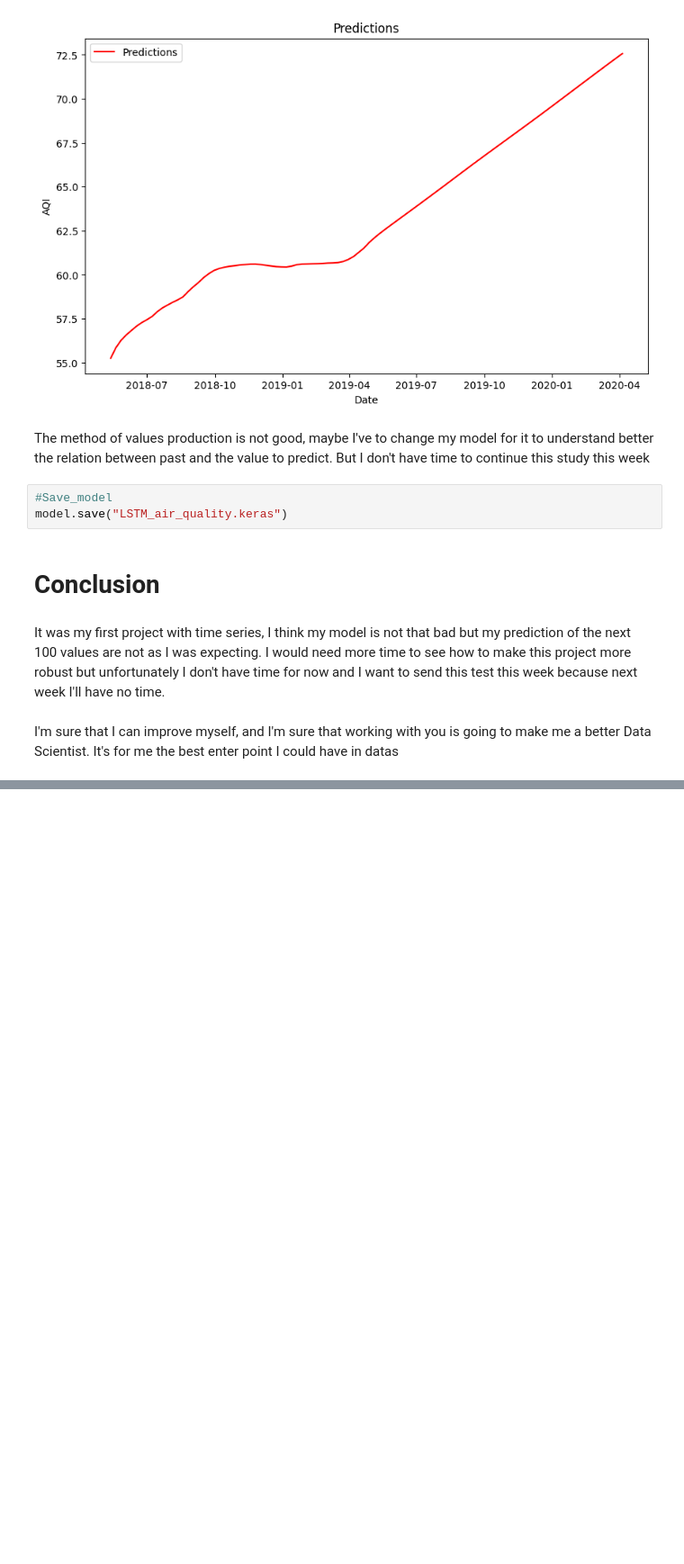
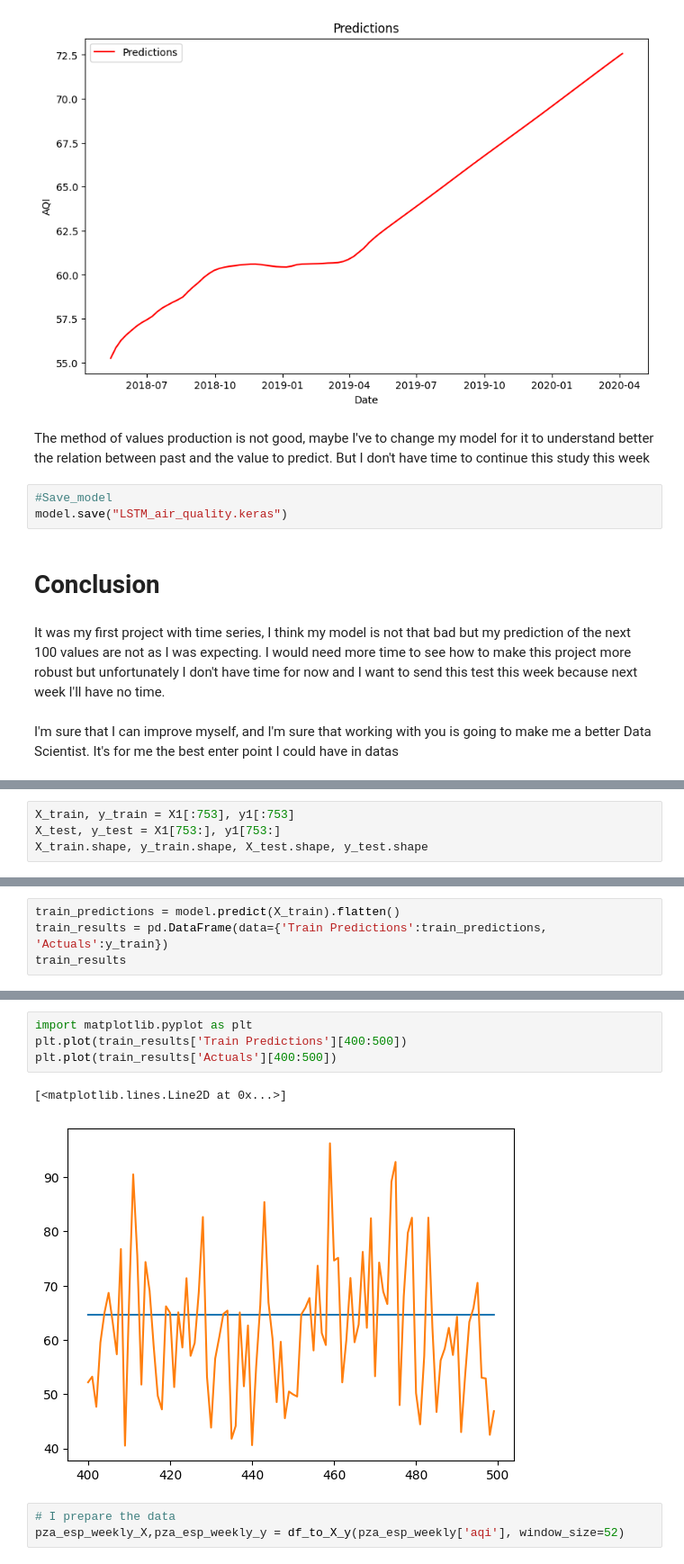
Before and after one commit to AntoBrgt/Capgemini_prueba_2, a Jupyter notebook: Madrid_air_quality.ipynb, the cells around one changed output, grey strips where cells are left out. Shown at 90% size. Cells and saved outputs as stored; diff of their text form; blank space fills up the shorter version.

```diff
--- a/Madrid_air_quality.ipynb
+++ b/Madrid_air_quality.ipynb
@@ -1062,0 +1093,4 @@ I'm sure that I can improve myself, and I'm sure that working with you is going
+# %%
+X_train, y_train = X1[:753], y1[:753]
+X_test, y_test = X1[753:], y1[753:]
+X_train.shape, y_train.shape, X_test.shape, y_test.shape
@@ -1062,0 +1187,4 @@ I'm sure that I can improve myself, and I'm sure that working with you is going
+# %%
+train_predictions = model.predict(X_train).flatten()
+train_results = pd.DataFrame(data={'Train Predictions':train_predictions, 'Actuals':y_train})
+train_results
@@ -1062,0 +1206,10 @@ I'm sure that I can improve myself, and I'm sure that working with you is going
+# %%
+import matplotlib.pyplot as plt
+plt.plot(train_results['Train Predictions'][400:500])
+plt.plot(train_results['Actuals'][400:500])
+# %% [output]
+[<matplotlib.lines.Line2D at 0x...>]
+[figure, added]
+# %%
+# I prepare the data
+pza_esp_weekly_X,pza_esp_weekly_y = df_to_X_y(pza_esp_weekly['aqi'], window_size=52)
```
Also changed, not shown: parts of 20 cells of this notebook.
